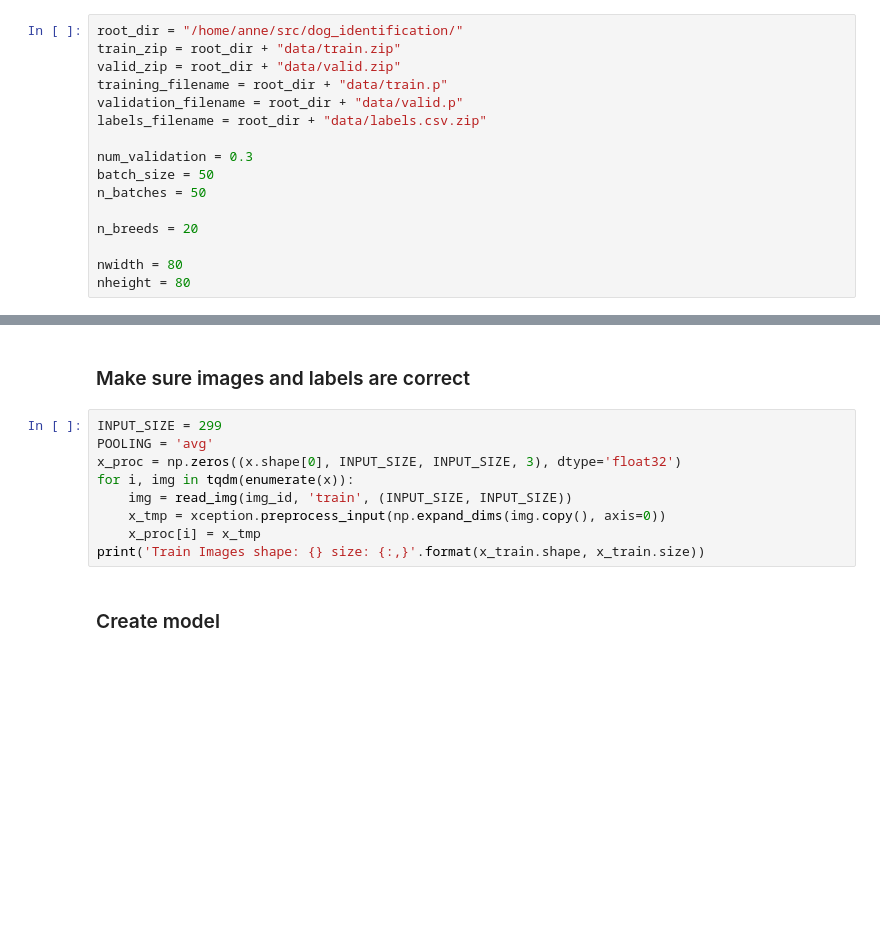
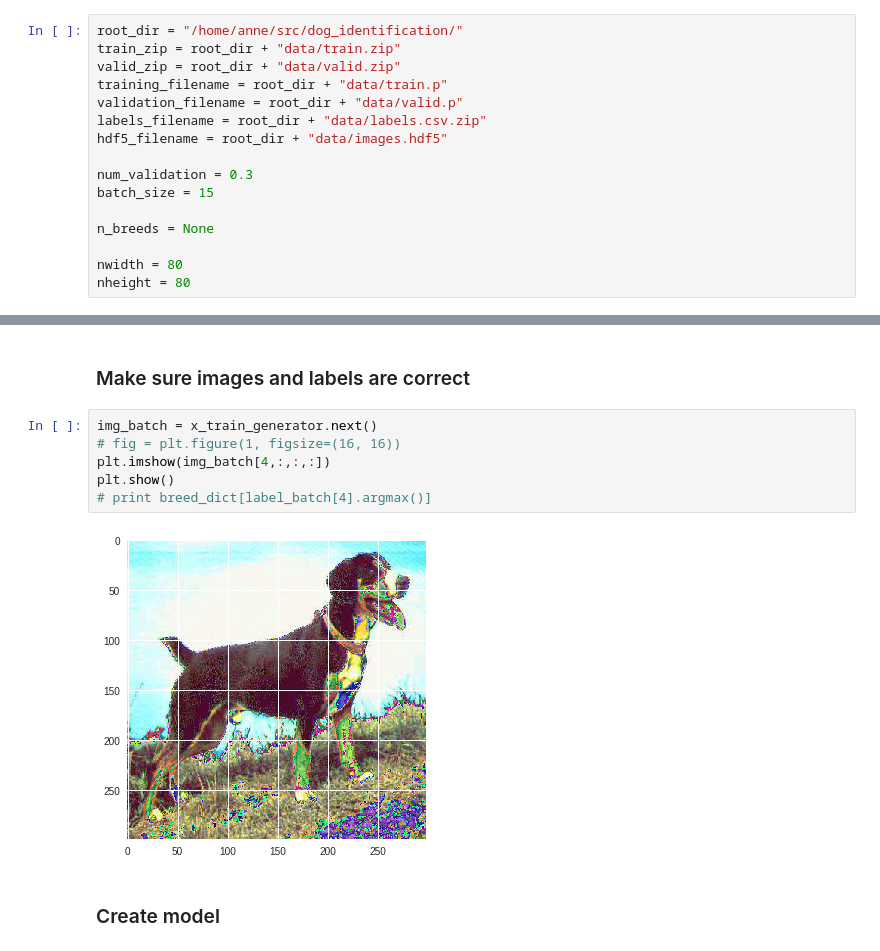
Before and after one commit to annesteenbeek/advanced_machine_learning_proj, a Jupyter notebook: main_transfer.ipynb, the cells around one changed output, grey strips where cells are left out. Saved outputs shown, nothing was run; the diff lists cells and outputs as text; blank space fills up the shorter version.

```diff
--- a/main_transfer.ipynb
+++ b/main_transfer.ipynb
@@ -37,12 +47,12 @@ valid_zip = root_dir + "data/valid.zip"
 training_filename = root_dir + "data/train.p"
 validation_filename = root_dir + "data/valid.p"
 labels_filename = root_dir + "data/labels.csv.zip"
+hdf5_filename = root_dir + "data/images.hdf5"
 
 num_validation = 0.3
-batch_size = 50
-n_batches = 50
+batch_size = 15
 
-n_breeds = 20
+n_breeds = None
 
 nwidth = 80
 nheight = 80
@@ -95,14 +96,13 @@ Label frequency validation set: max=40, min=26
 # %% [markdown]
 ### Make sure images and labels are correct
-# %%
-INPUT_SIZE = 299
-POOLING = 'avg'
-x_proc = np.zeros((x.shape[0], INPUT_SIZE, INPUT_SIZE, 3), dtype='float32')
-for i, img in tqdm(enumerate(x)):
-    img = read_img(img_id, 'train', (INPUT_SIZE, INPUT_SIZE))
-    x_tmp = xception.preprocess_input(np.expand_dims(img.copy(), axis=0))
-    x_proc[i] = x_tmp
-print('Train Images shape: {} size: {:,}'.format(x_train.shape, x_train.size))
+# %%
+img_batch = x_train_generator.next()
+# fig = plt.figure(1, figsize=(16, 16))
+plt.imshow(img_batch[4,:,:,:])
+plt.show()
+# print breed_dict[label_batch[4].argmax()]
+# %% [output]
+[figure, added]
 # %% [markdown]
 ### Create model
 # %%
```
Also changed, not shown: parts of 7 cells of this notebook, 1 other file.
